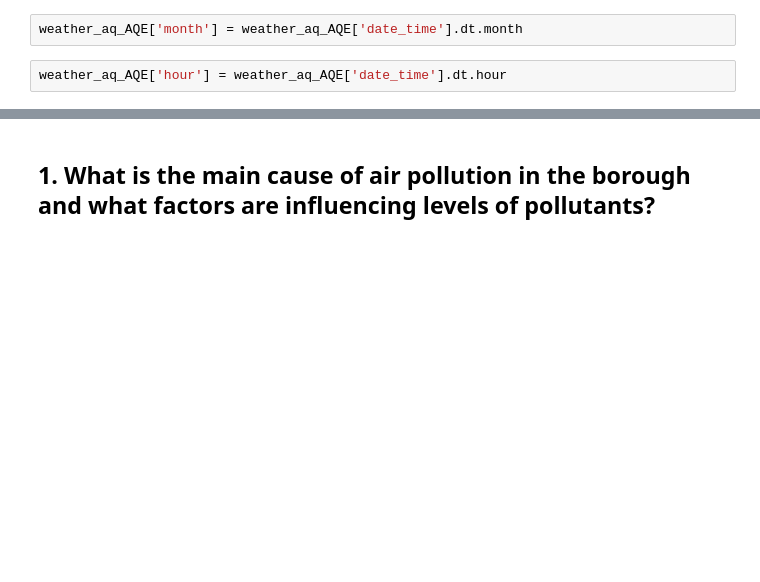
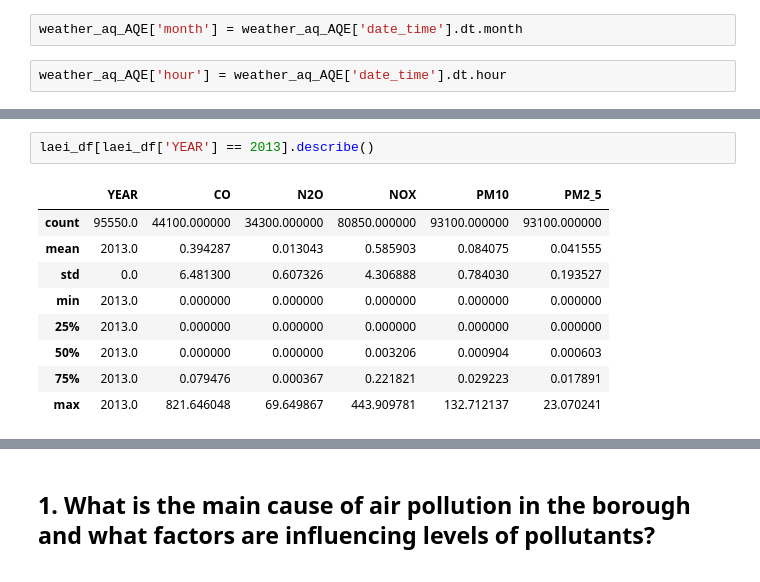
Before and after one commit to Frannerz/air_pollution_analysis, a Jupyter notebook: air_pollution_hammersmith.ipynb, the cells around one changed output, grey strips where cells are left out. Cells and saved outputs as stored; diff of their text form; blank space fills up the shorter version.

```diff
--- a/air_pollution_hammersmith.ipynb
+++ b/air_pollution_hammersmith.ipynb
@@ -777,0 +910,12 @@ weather_aq_AQE.head()
+# %%
+laei_df[laei_df['YEAR'] == 2013].describe()
+# %% [output]
+|  | YEAR | CO | N2O | NOX | PM10 | PM2_5 |
+| count | 95550.0 | 44100.000000 | 34300.000000 | 80850.000000 | 93100.000000 | 93100.000000 |
+| mean | 2013.0 | 0.394287 | 0.013043 | 0.585903 | 0.084075 | 0.041555 |
+| std | 0.0 | 6.481300 | 0.607326 | 4.306888 | 0.784030 | 0.193527 |
+| min | 2013.0 | 0.000000 | 0.000000 | 0.000000 | 0.000000 | 0.000000 |
+| 25% | 2013.0 | 0.000000 | 0.000000 | 0.000000 | 0.000000 | 0.000000 |
+| 50% | 2013.0 | 0.000000 | 0.000000 | 0.003206 | 0.000904 | 0.000603 |
+| 75% | 2013.0 | 0.079476 | 0.000367 | 0.221821 | 0.029223 | 0.017891 |
+| max | 2013.0 | 821.646048 | 69.649867 | 443.909781 | 132.712137 | 23.070241 |
```
Also changed, not shown: parts of 54 cells of this notebook, 17 other files.
